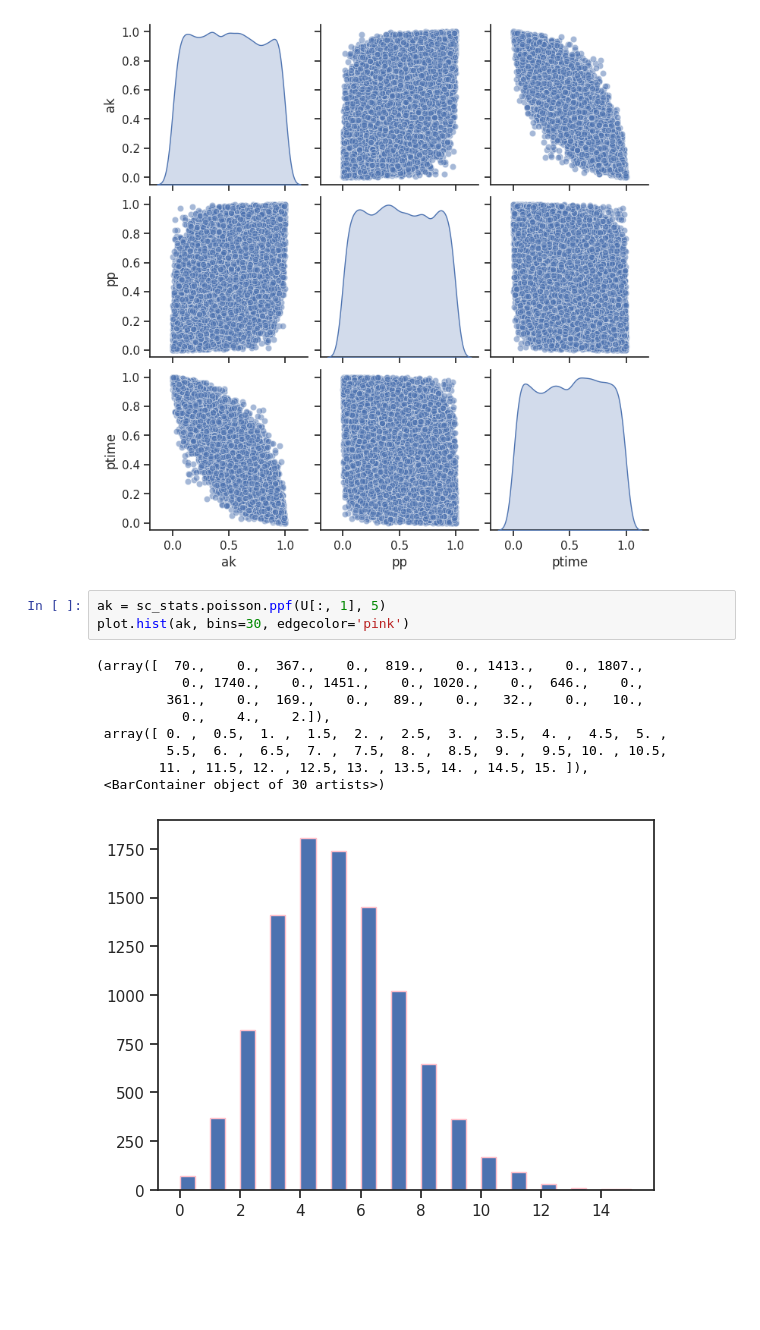
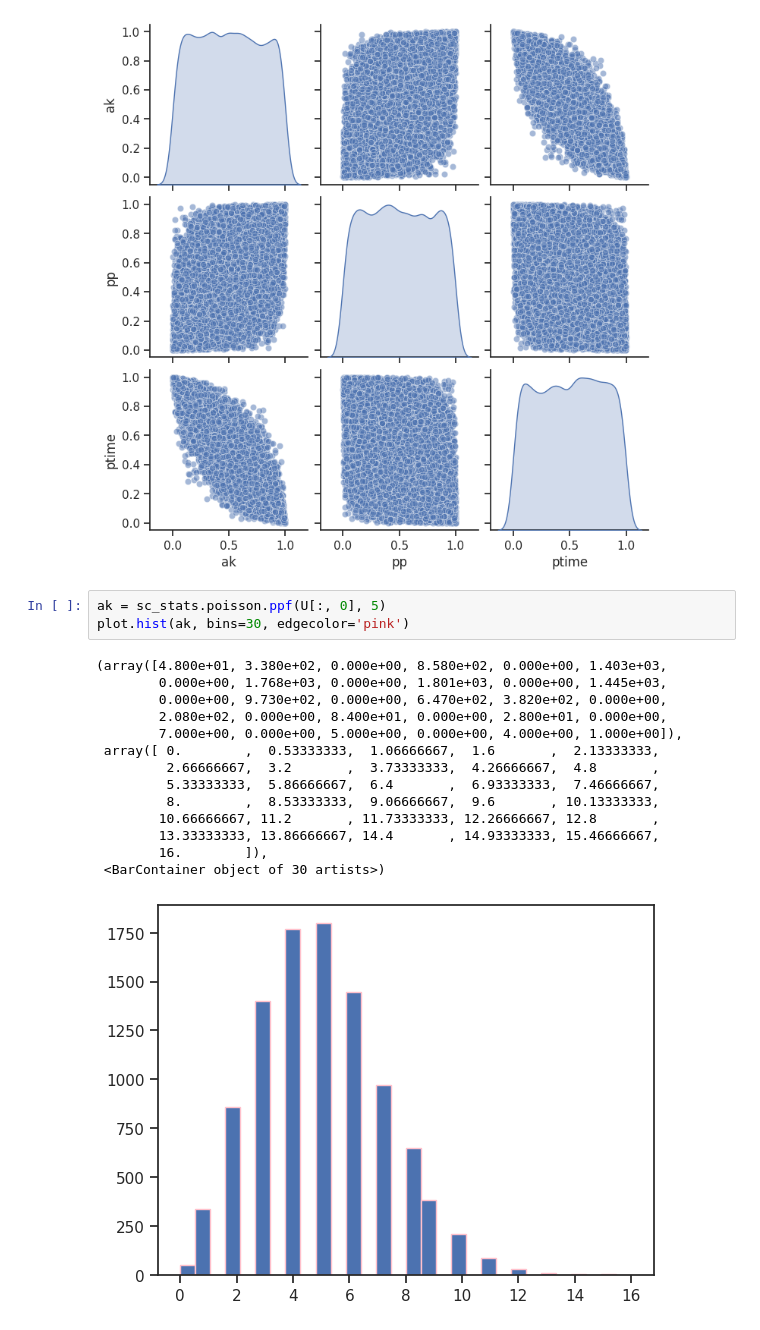
Before and after one commit to bananighosh/Fall-2023-NYU-AI, a Jupyter notebook: CS_GY661_AI_Probability_Assignment.ipynb, the cells around one changed output. Drawn from its saved outputs; the diff is of its cells as text; blank space fills up the shorter version.

```diff
--- a/CS_GY661_AI_Probability_Assignment.ipynb
+++ b/CS_GY661_AI_Probability_Assignment.ipynb
@@ -110,15 +110,20 @@ plot.show()
 # %% [output]
 [figure]
 # %%
-ak = sc_stats.poisson.ppf(U[:, 1], 5)
+ak = sc_stats.poisson.ppf(U[:, 0], 5)
 plot.hist(ak, bins=30, edgecolor='pink')
 # %% [output]
-(array([  70.,    0.,  367.,    0.,  819.,    0., 1413.,    0., 1807.,
-           0., 1740.,    0., 1451.,    0., 1020.,    0.,  646.,    0.,
-         361.,    0.,  169.,    0.,   89.,    0.,   32.,    0.,   10.,
-           0.,    4.,    2.]),
- array([ 0. ,  0.5,  1. ,  1.5,  2. ,  2.5,  3. ,  3.5,  4. ,  4.5,  5. ,
-         5.5,  6. ,  6.5,  7. ,  7.5,  8. ,  8.5,  9. ,  9.5, 10. , 10.5,
-        11. , 11.5, 12. , 12.5, 13. , 13.5, 14. , 14.5, 15. ]),
+(array([4.800e+01, 3.380e+02, 0.000e+00, 8.580e+02, 0.000e+00, 1.403e+03,
+        0.000e+00, 1.768e+03, 0.000e+00, 1.801e+03, 0.000e+00, 1.445e+03,
+        0.000e+00, 9.730e+02, 0.000e+00, 6.470e+02, 3.820e+02, 0.000e+00,
+        2.080e+02, 0.000e+00, 8.400e+01, 0.000e+00, 2.800e+01, 0.000e+00,
+        7.000e+00, 0.000e+00, 5.000e+00, 0.000e+00, 4.000e+00, 1.000e+00]),
+ array([ 0.        ,  0.53333333,  1.06666667,  1.6       ,  2.13333333,
+         2.66666667,  3.2       ,  3.73333333,  4.26666667,  4.8       ,
+         5.33333333,  5.86666667,  6.4       ,  6.93333333,  7.46666667,
+         8.        ,  8.53333333,  9.06666667,  9.6       , 10.13333333,
+        10.66666667, 11.2       , 11.73333333, 12.26666667, 12.8       ,
+        13.33333333, 13.86666667, 14.4       , 14.93333333, 15.46666667,
+        16.        ]),
  <BarContainer object of 30 artists>)
-[figure, old version]
+[figure, new version]
```
Also changed, not shown: parts of 3 cells of this notebook.
